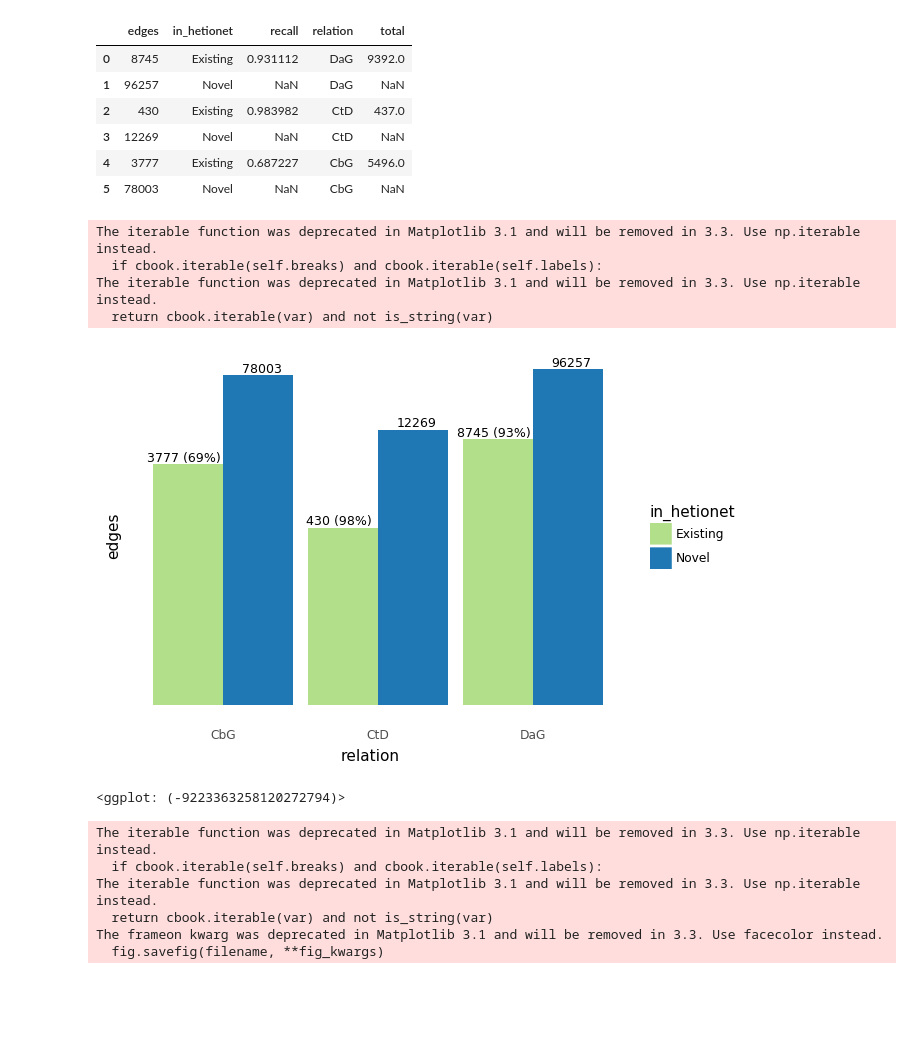
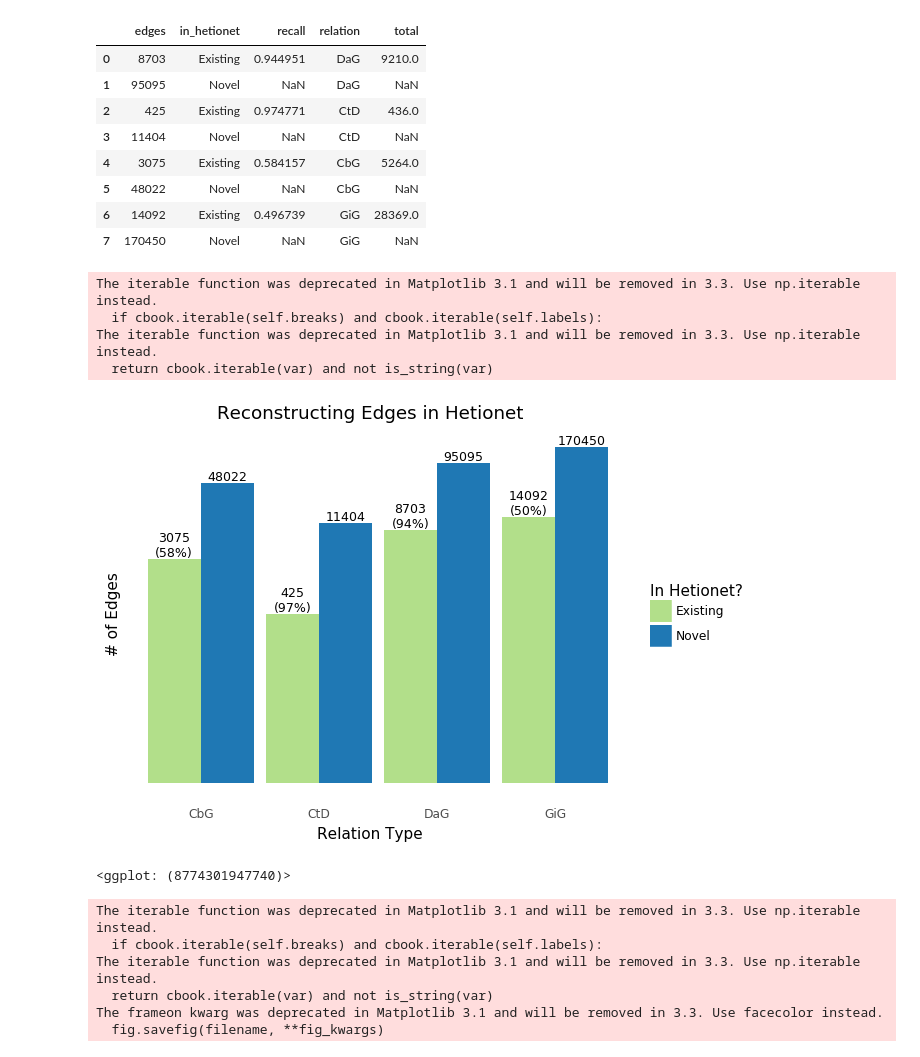
Before and after one commit to danich1/snorkeling, a Jupyter notebook: figures/edge_prediction_experiment/plot_scripts/edge_prediction_figure_generator.ipynb, the cells around one changed output. Cells and saved outputs as stored; diff of their text form; code cells hidden in the pictures; blank space fills up the shorter version.

Commit message:
Updated figures for rewrite

```diff
--- a/figures/edge_prediction_experiment/plot_scripts/edge_prediction_figure_generator.ipynb
+++ b/figures/edge_prediction_experiment/plot_scripts/edge_prediction_figure_generator.ipynb
@@ -104,7 +104,7 @@ combined_sen_tree = {
         "group": ["drugbank_id", "entrez_gene_id"]
     },
     "GiG":{
-        "file":"../../../gene_gene/gene_interacts_gene/edge_prediction_experiment/output/combined_predicted_gig_sentences.tsv.xz"
+        "file":"../../../gene_gene/gene_interacts_gene/edge_prediction_experiment/output/combined_predicted_gig_sentences.tsv.xz",
         "group": ["gene1_id", "gene2_id"]
     }
 }
@@ -116,20 +116,20 @@ for rel in combined_sen_tree:
         df
         .groupby(combined_sen_tree[rel]['group'])
         .agg({
-            "model_prediction": max,
+            "pred": max,
             "hetionet":'first'
         })
         .reset_index()
     )
     datarows.append({
-        "recall":df.query("model_prediction > 0.5").hetionet.value_counts()[1]/df.hetionet.value_counts()[1],
-        "edges":df.query("model_prediction > 0.5").hetionet.value_counts()[1],
+        "recall":df.query("pred > 0.5").hetionet.value_counts()[1]/df.hetionet.value_counts()[1],
+        "edges":df.query("pred > 0.5").hetionet.value_counts()[1],
         "in_hetionet": "Existing",
         "relation": rel,
         "total": int(df.hetionet.value_counts()[1])
     })
     datarows.append({
-        "edges":df.query("model_prediction > 0.5").hetionet.value_counts()[0],
+        "edges":df.query("pred > 0.5").hetionet.value_counts()[0],
         "in_hetionet": "Novel",
         "relation": rel
     })
@@ -137,12 +137,14 @@ edges_df = pd.DataFrame.from_records(datarows)
 edges_df
 # %% [output]
 |  | edges | in_hetionet | recall | relation | total |
-| 0 | 8745 | Existing | 0.931112 | DaG | 9392.0 |
-| 1 | 96257 | Novel | NaN | DaG | NaN |
-| 2 | 430 | Existing | 0.983982 | CtD | 437.0 |
-| 3 | 12269 | Novel | NaN | CtD | NaN |
-| 4 | 3777 | Existing | 0.687227 | CbG | 5496.0 |
-| 5 | 78003 | Novel | NaN | CbG | NaN |
+| 0 | 8703 | Existing | 0.944951 | DaG | 9210.0 |
+| 1 | 95095 | Novel | NaN | DaG | NaN |
+| 2 | 425 | Existing | 0.974771 | CtD | 436.0 |
+| 3 | 11404 | Novel | NaN | CtD | NaN |
+| 4 | 3075 | Existing | 0.584157 | CbG | 5264.0 |
+| 5 | 48022 | Novel | NaN | CbG | NaN |
+| 6 | 14092 | Existing | 0.496739 | GiG | 28369.0 |
+| 7 | 170450 | Novel | NaN | GiG | NaN |
 # %%
 import math
 g = (
@@ -153,38 +155,44 @@ g = (
         "Novel":color_map["Novel"]
     })
     + p9.geom_text(
         p9.aes(
             label=(
                 edges_df
                 .apply(
                     lambda x:
-                    f"{x['edges']} ({x['recall']*100:.0f}%)"
+                    f"{x['edges']}\n({x['recall']*100:.0f}%)"
                     if not math.isnan(x['recall']) else
                     f"{x['edges']}",
                     axis=1
                 )
             )
         ),
-        position=p9.position_dodge(width=1),
+        position=p9.position_dodge(width=0.9),
         size=9,
         va="bottom"
     )
     + p9.scale_y_log10()
+    + p9.labs(
+        y = "# of Edges",
+        x = "Relation Type",
+        title="Reconstructing Edges in Hetionet"
+    )
+    + p9.guides(fill=p9.guide_legend(title="In Hetionet?"))
     + p9.theme(
         axis_text_y=p9.element_blank(),
         axis_ticks_major = p9.element_blank(),
-        rect=p9.element_blank()
+        rect=p9.element_blank(),
     )
 )
 print(g)
 g.save(filename="../edges_added.png", dpi=300)
 # %% [output]
 The iterable function was deprecated in Matplotlib 3.1 and will be removed in 3.3. Use np.iterable instead.
   if cbook.iterable(self.breaks) and cbook.iterable(self.labels):
 The iterable function was deprecated in Matplotlib 3.1 and will be removed in 3.3. Use np.iterable instead.
   return cbook.iterable(var) and not is_string(var)
-[figure, old version]
+[figure, new version]
-<ggplot: (-9223363258120272794)>
+<ggplot: (8774301947740)>
 The iterable function was deprecated in Matplotlib 3.1 and will be removed in 3.3. Use np.iterable instead.
   if cbook.iterable(self.breaks) and cbook.iterable(self.labels):
 The iterable function was deprecated in Matplotlib 3.1 and will be removed in 3.3. Use np.iterable instead.
```
Also changed, not shown: parts of 2 cells of this notebook, 6 other files.
